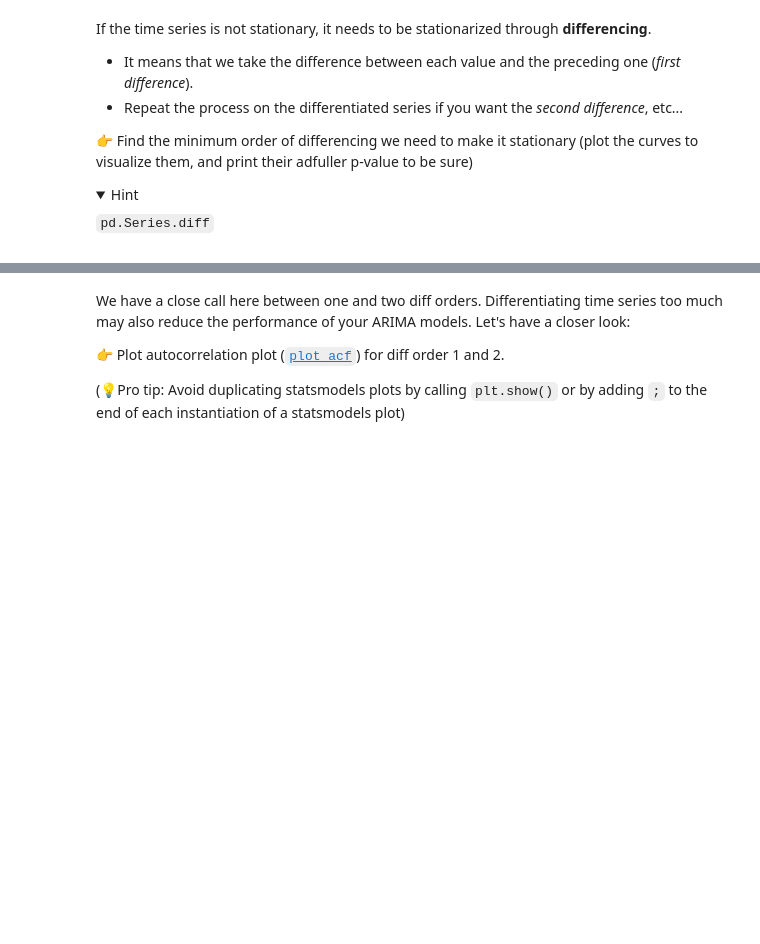
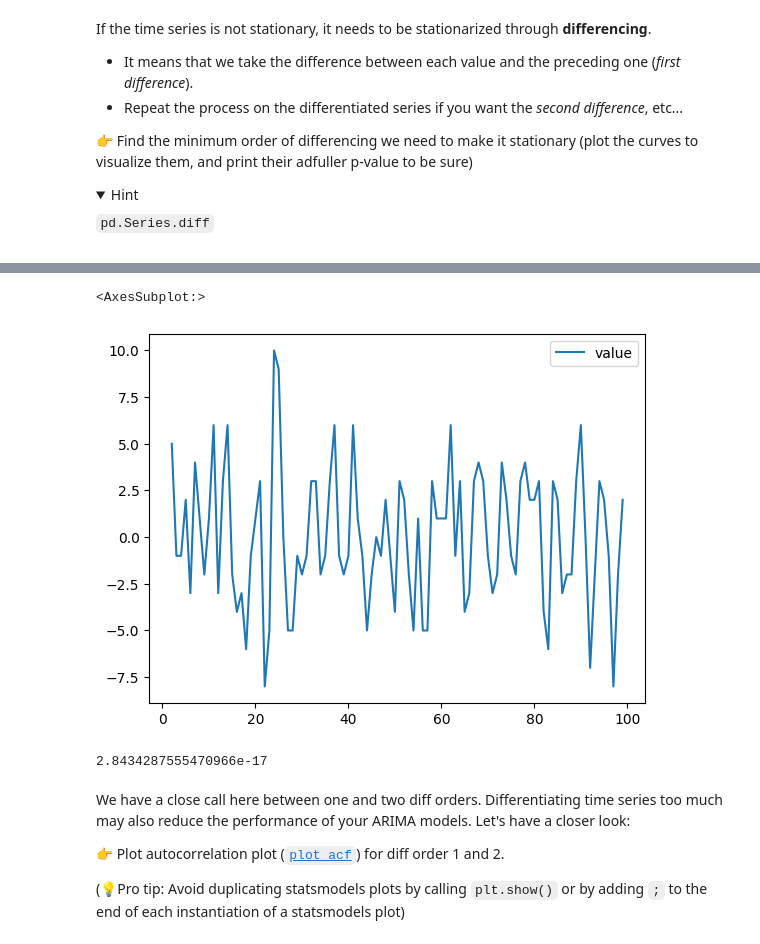
Before and after one commit to danielbdy/data-arima, a Jupyter notebook: arima.ipynb, the cells around one changed output, grey strips where cells are left out. Saved outputs shown, nothing was run; the diff lists cells and outputs as text; code cells hidden in the pictures; folded sections open; blank space fills up the shorter version.

```diff
--- a/arima.ipynb
+++ b/arima.ipynb
@@ -58,0 +102,3 @@ If the time series is not stationary, it needs to be stationarized through **dif
+# %%
+dif_2 = dif_1.diff()
+dif_2
@@ -59,3 +119,13 @@ If the time series is not stationary, it needs to be stationarized through **dif
+# %%
+dif_2.plot()
+# %% [output]
+<AxesSubplot:>
+[figure, added]
+# %%
+pval_dif_2 = adfuller(dif_2.value.dropna())[1]
+pval_dif_2
+# %% [output]
+2.8434287555470966e-17
 # %% [markdown]
 We have a close call here between one and two diff orders. Differentiating time series too much may also reduce the performance of your ARIMA models. Let's have a closer look:
 
```
Also changed, not shown: parts of 43 cells of this notebook.
